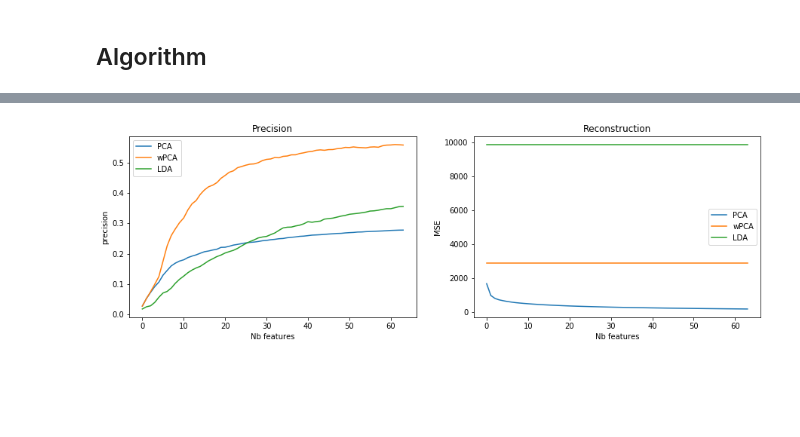
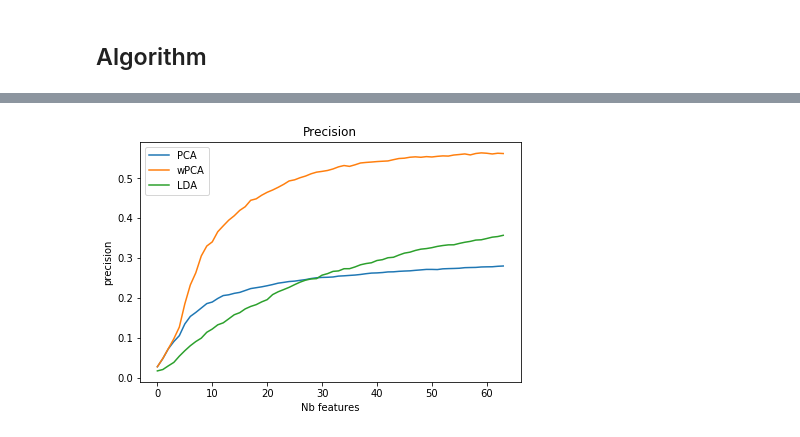
Before and after one commit to StaffG/PCA-LDA, a Jupyter notebook: PCA-LDA.ipynb, the cells around one changed output, grey strips where cells are left out. Cells and saved outputs as stored; diff of their text form; code cells hidden in the pictures; blank space fills up the shorter version.

```diff
--- a/PCA-LDA.ipynb
+++ b/PCA-LDA.ipynb
@@ -414,29 +390,20 @@ data_re_wPCA
 # %%
-mse_table_PCA, precision_table_PCA = knn(PCA_py, X_train, X_test, y_train, y_test)
-mse_table_wPCA, precision_table_wPCA = knn(wPCA_py, X_train, X_test, y_train, y_test)
-mse_table_LDA, precision_table_LDA = knn(LDA, X_train, X_test, y_train, y_test)
+precision_table_PCA = knn(PCA_py, X_train, X_test, y_train, y_test)[1]
+precision_table_wPCA = knn(wPCA_py, X_train, X_test, y_train, y_test)[1]
+precision_table_LDA = knn(LDA, X_train, X_test, y_train, y_test)[1]
 # %%
 plt.figure(figsize=(15,15))
 
 plt.subplot(321)
 plt.plot(precision_table_PCA, label='PCA')
 plt.plot(precision_table_wPCA, label='wPCA')
 plt.plot(precision_table_LDA, label='LDA')
 plt.xlabel('Nb features')
 plt.ylabel('precision')
 plt.title('Precision')
 plt.legend()
 
-plt.subplot(322)
-plt.plot(mse_table_PCA, label='PCA')
-plt.plot(mse_table_wPCA, label='wPCA')
-plt.plot(mse_table_LDA, label='LDA')
-plt.xlabel('Nb features')
-plt.ylabel('MSE')
-plt.title('Reconstruction')
-plt.legend()
-
 
 plt.show()
 # %% [output]
-[figure, old version]
+[figure, new version]
```
Also changed, not shown: parts of 6 cells of this notebook.
